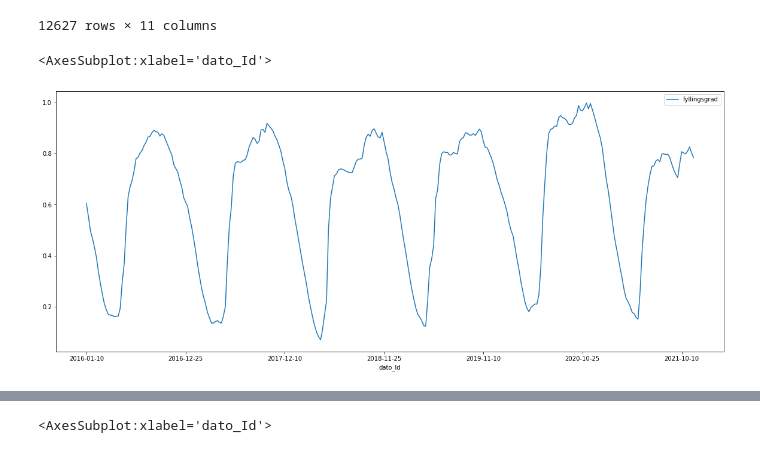
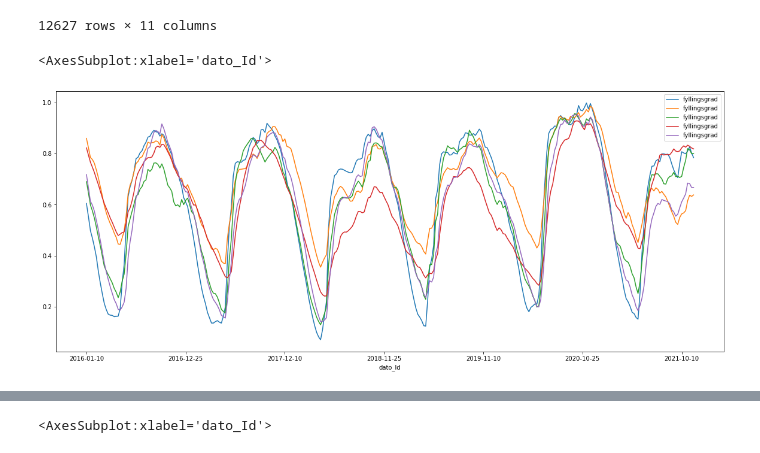
Before and after one commit to AndreasBordvik/FYS-STK4155-Prj3_report, a Jupyter notebook: nve_api.ipynb, the cells around one changed output, grey strips where cells are left out. Cells and saved outputs as stored; diff of their text form; code cells hidden in the pictures.

```diff
--- a/nve_api.ipynb
+++ b/nve_api.ipynb
@@ -27,8 +27,12 @@ def get_område(df, omrnr):
     omr = omr.loc[omr['iso_aar'] >= 2016]
     omr = omr.loc[omr['omrType'] == "EL"]
     return omr.sort_values(by='dato_Id', ascending=True)
-# %%
-get_område(df, 1).plot("dato_Id", "fyllingsgrad", figsize=(20,8))
-# %% [output]
-<AxesSubplot:xlabel='dato_Id'>
-[figure, removed]
+# %%
+ax = get_område(df, 1).plot("dato_Id", "fyllingsgrad", figsize=(20,8))
+get_område(df, 2).plot("dato_Id", "fyllingsgrad", figsize=(20,8), ax=ax)
+get_område(df, 3).plot("dato_Id", "fyllingsgrad", figsize=(20,8), ax=ax)
+get_område(df, 4).plot("dato_Id", "fyllingsgrad", figsize=(20,8), ax=ax)
+get_område(df, 5).plot("dato_Id", "fyllingsgrad", figsize=(20,8), ax=ax)
+# %% [output]
+<AxesSubplot:xlabel='dato_Id'>
+[figure, added]
```
Also changed, not shown: parts of 1 cell of this notebook, 1 other file.
